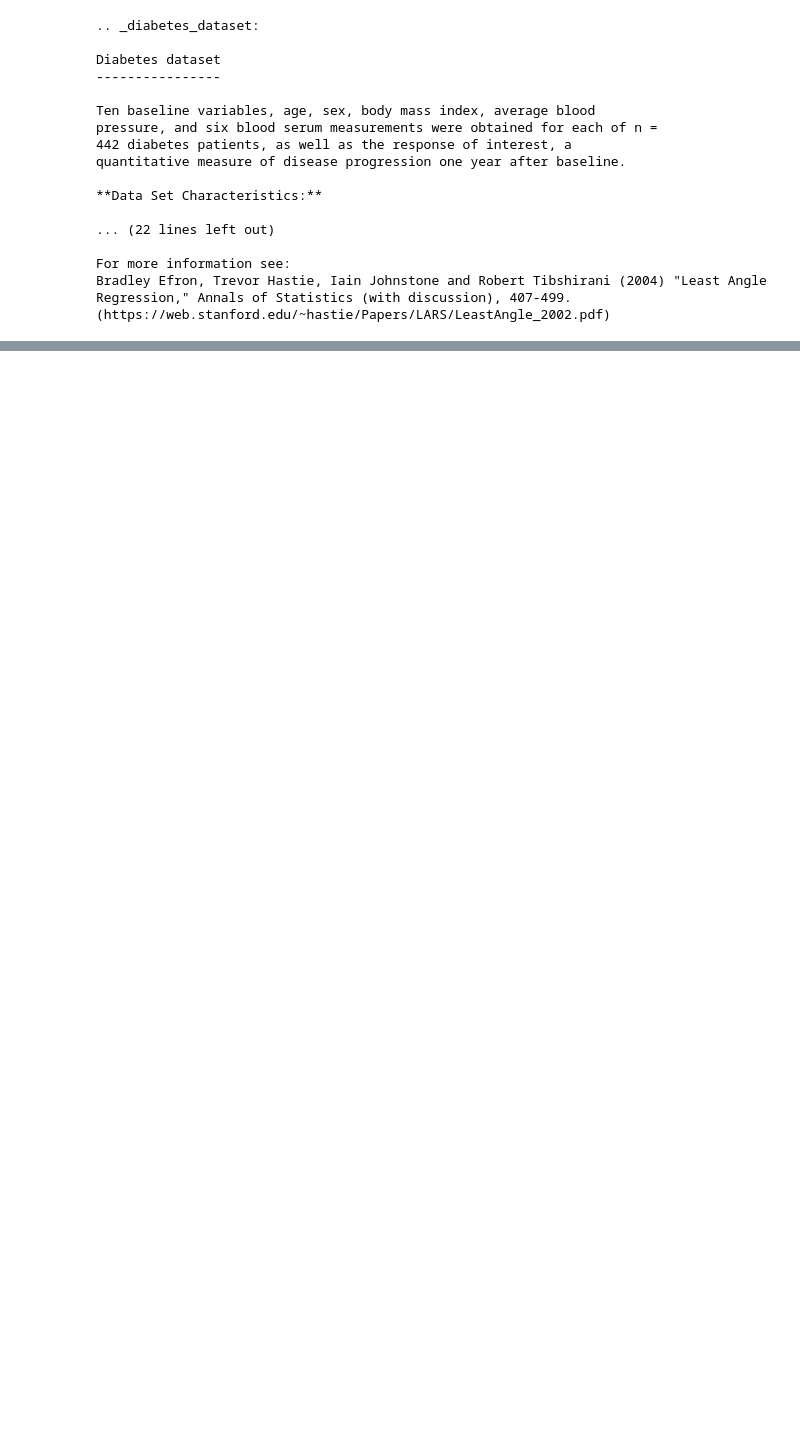
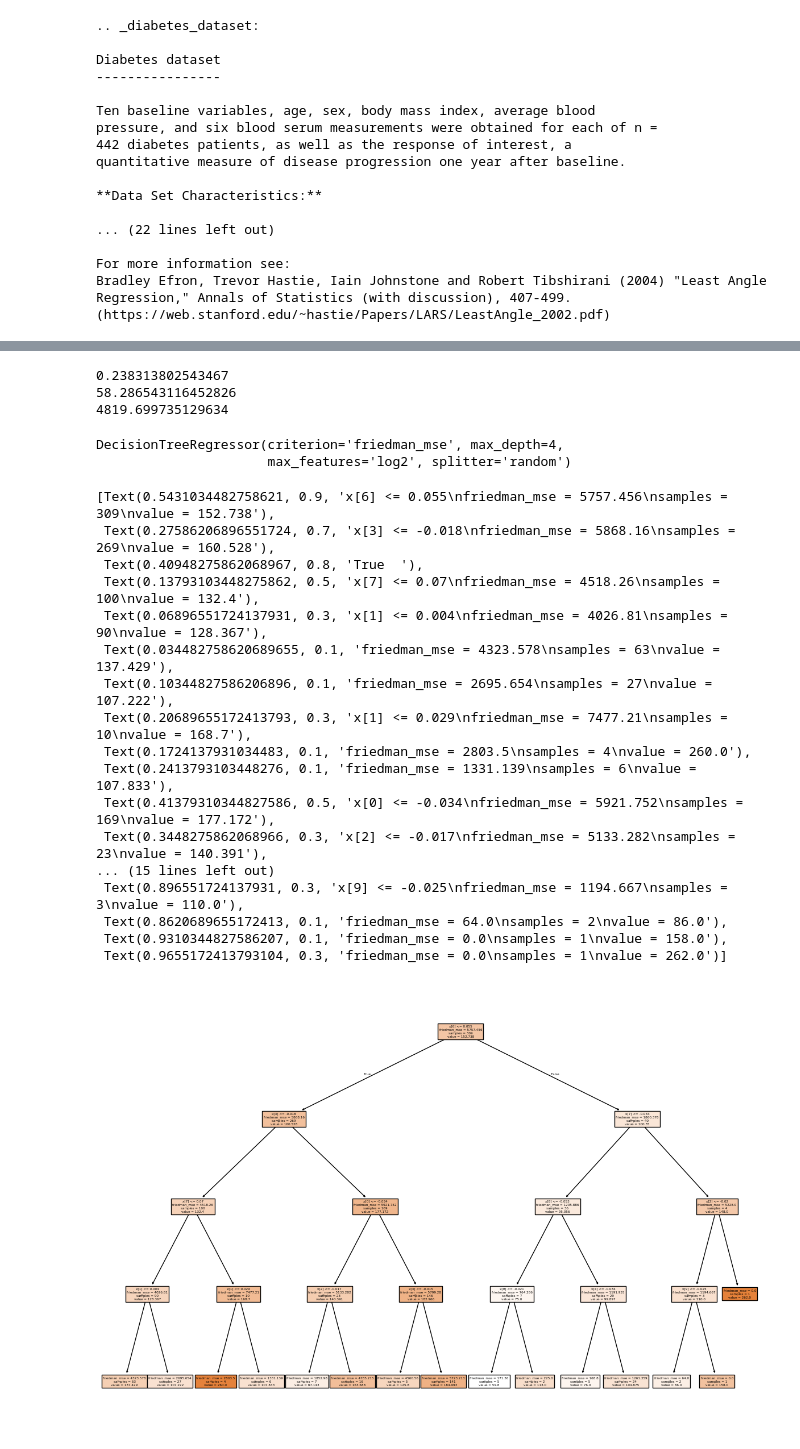
Before and after one commit to DheerajMahapatra/Data-Science, a Jupyter notebook: 30-Decision Tree Classifier And Regressor/30.9-Diabetes Prediction Using Decision Tree Regressor.ipynb, the cells around one changed output, grey strips where cells are left out. Cells and saved outputs as stored; diff of their text form; code cells hidden in the pictures; blank space fills up the shorter version.

```diff
--- a/30-Decision Tree Classifier And Regressor/30.9-Diabetes Prediction Using Decision Tree Regressor.ipynb
+++ b/30-Decision Tree Classifier And Regressor/30.9-Diabetes Prediction Using Decision Tree Regressor.ipynb
@@ -44,0 +145,6 @@ dataset
+# %%
+grid=GridSearchCV(regressor,param_grid=params,cv=5,scoring='neg_mean_squared_error')
+# %%
+import warnings
+warnings.filterwarnings('ignore')
+grid.fit(X_train,y_train)
@@ -44,0 +172,40 @@ dataset
+# %%
+print(r2_score(y_test,y_pred))
+print(mean_absolute_error(y_test,y_pred))
+print(mean_squared_error(y_test,y_pred))
+# %% [output]
+0.238313802543467
+58.286543116452826
+4819.699735129634
+# %%
+selectmodel=DecisionTreeRegressor(criterion='friedman_mse',max_depth=4,max_features='log2',splitter='random')
+# %%
+selectmodel.fit(X_train,y_train)
+# %% [output]
+DecisionTreeRegressor(criterion='friedman_mse', max_depth=4,
+                      max_features='log2', splitter='random')
+# %%
+## Visualization the Decision Tree
+import matplotlib.pyplot as plt
+from sklearn import tree
+plt.figure(figsize=(15,10))
+tree.plot_tree(selectmodel,filled=True)
+# %% [output]
+[Text(0.5431034482758621, 0.9, 'x[6] <= 0.055\nfriedman_mse = 5757.456\nsamples = 309\nvalue = 152.738'),
+ Text(0.27586206896551724, 0.7, 'x[3] <= -0.018\nfriedman_mse = 5868.16\nsamples = 269\nvalue = 160.528'),
+ Text(0.40948275862068967, 0.8, 'True  '),
+ Text(0.13793103448275862, 0.5, 'x[7] <= 0.07\nfriedman_mse = 4518.26\nsamples = 100\nvalue = 132.4'),
+ Text(0.06896551724137931, 0.3, 'x[1] <= 0.004\nfriedman_mse = 4026.81\nsamples = 90\nvalue = 128.367'),
+ Text(0.034482758620689655, 0.1, 'friedman_mse = 4323.578\nsamples = 63\nvalue = 137.429'),
+ Text(0.10344827586206896, 0.1, 'friedman_mse = 2695.654\nsamples = 27\nvalue = 107.222'),
+ Text(0.20689655172413793, 0.3, 'x[1] <= 0.029\nfriedman_mse = 7477.21\nsamples = 10\nvalue = 168.7'),
+ Text(0.1724137931034483, 0.1, 'friedman_mse = 2803.5\nsamples = 4\nvalue = 260.0'),
+ Text(0.2413793103448276, 0.1, 'friedman_mse = 1331.139\nsamples = 6\nvalue = 107.833'),
+ Text(0.41379310344827586, 0.5, 'x[0] <= -0.034\nfriedman_mse = 5921.752\nsamples = 169\nvalue = 177.172'),
+ Text(0.3448275862068966, 0.3, 'x[2] <= -0.017\nfriedman_mse = 5133.282\nsamples = 23\nvalue = 140.391'),
+... (15 lines left out)
+ Text(0.896551724137931, 0.3, 'x[9] <= -0.025\nfriedman_mse = 1194.667\nsamples = 3\nvalue = 110.0'),
+ Text(0.8620689655172413, 0.1, 'friedman_mse = 64.0\nsamples = 2\nvalue = 86.0'),
+ Text(0.9310344827586207, 0.1, 'friedman_mse = 0.0\nsamples = 1\nvalue = 158.0'),
+ Text(0.9655172413793104, 0.3, 'friedman_mse = 0.0\nsamples = 1\nvalue = 262.0')]
+[figure, added]
```
Also changed, not shown: parts of 23 cells of this notebook.
